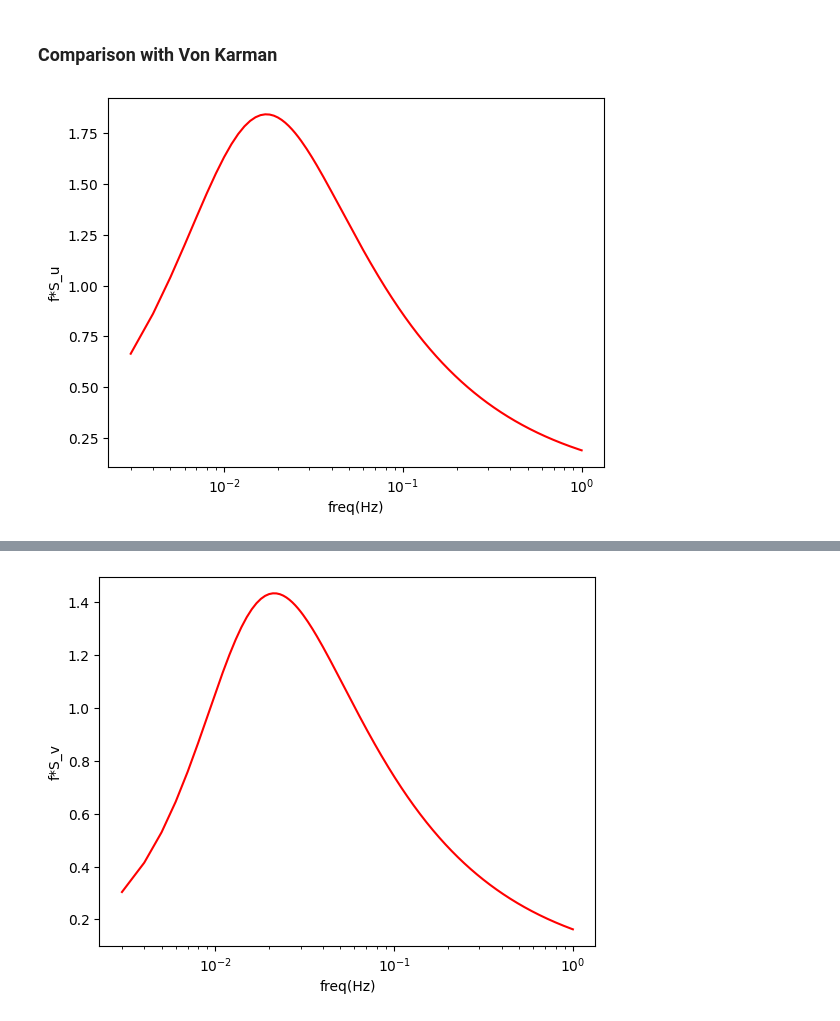
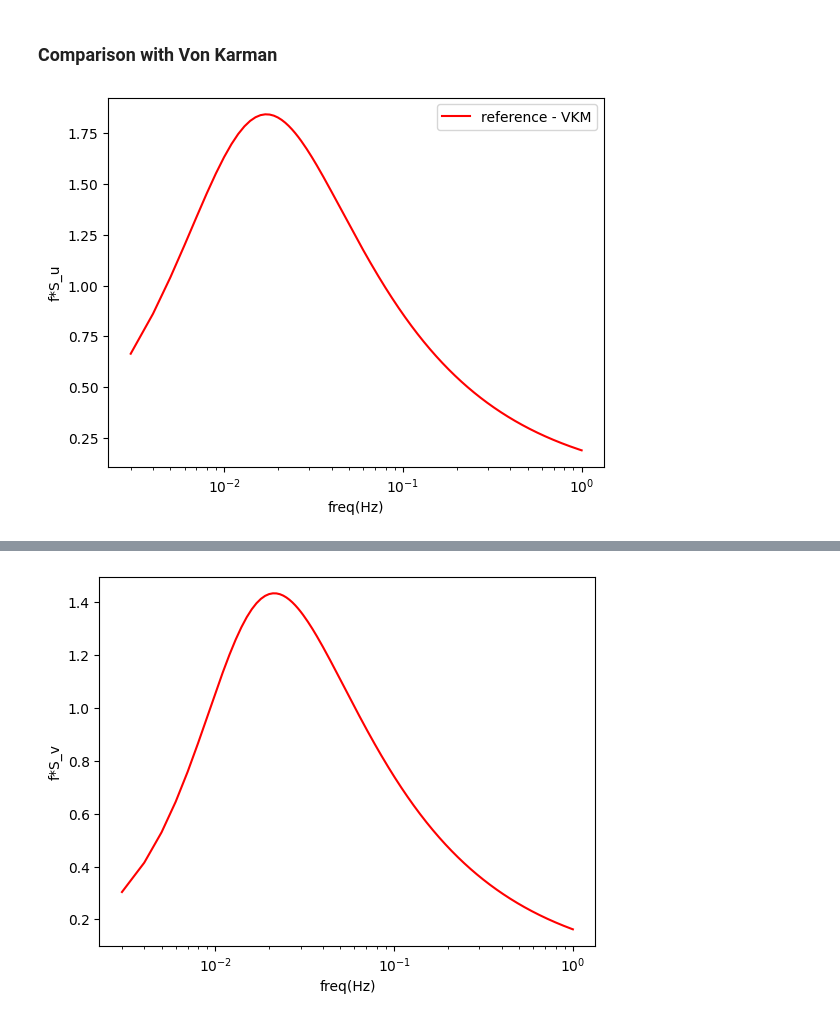
Before and after one commit to zwergon/yawisi, a Jupyter notebook: notebooks/karman_horizontal_line.ipynb, the cells around one changed output, grey strips where cells are left out. Cells and saved outputs as stored; diff of their text form; code cells hidden in the pictures.

```diff
--- a/notebooks/karman_horizontal_line.ipynb
+++ b/notebooks/karman_horizontal_line.ipynb
@@ -147,33 +133,34 @@ plt.show()
 # %%
 Lu_target = 170
 Lv_target = 100
 Lw_target = 35
 stdU_target = 2.6
 stdV_target = 2.2
 stdW_target = 1.56
 U_target = 20
 def ref_von_karman(f):
     x = (Lu_target/U_target) * f
     y = (Lv_target/U_target) * f
     z = (Lw_target/U_target) * f
 
     denom_x = (1 + 70.0*(x**2)) ** (5/6)
     su_ref = ((4 * Lu_target * (stdU_target)**2) /U_target) / denom_x
     denom_y = (1 + 70.0*4*(y**2)) ** (11/6)
     sv_ref = (((4 * Lv_target * (stdV_target)**2) /U_target) * (1+188.4*4*(y**2))) / denom_y
     denom_z = (1 + 70.0*4*(z**2)) ** (11/6)
     sw_ref = (((4 * Lw_target * (stdW_target)**2) /U_target) * (1+188.4*4*(z**2)))/ denom_z
     return su_ref, sv_ref, sw_ref
 
 f = np.linspace(0.003, 1, 1000)
-su, sv, sw = ref_von_karman(f)
+su_ref, sv_ref, sw_ref = ref_von_karman(f)
 
 plt.figure()
-plt.plot(f, (f*su.T), color='r')
+plt.plot(f, (f*su_ref.T), color='r', label="reference - VKM")
 # plt.plot(f,su, color='r')
 plt.xlabel("freq(Hz)")
 plt.ylabel("f*S_u")
 plt.xscale("log")
+plt.legend(loc="upper right")
 plt.show()
 # %% [output]
-[figure, old version]
+[figure, new version]
```
Also changed, not shown: parts of 10 cells of this notebook, 1 other file.
